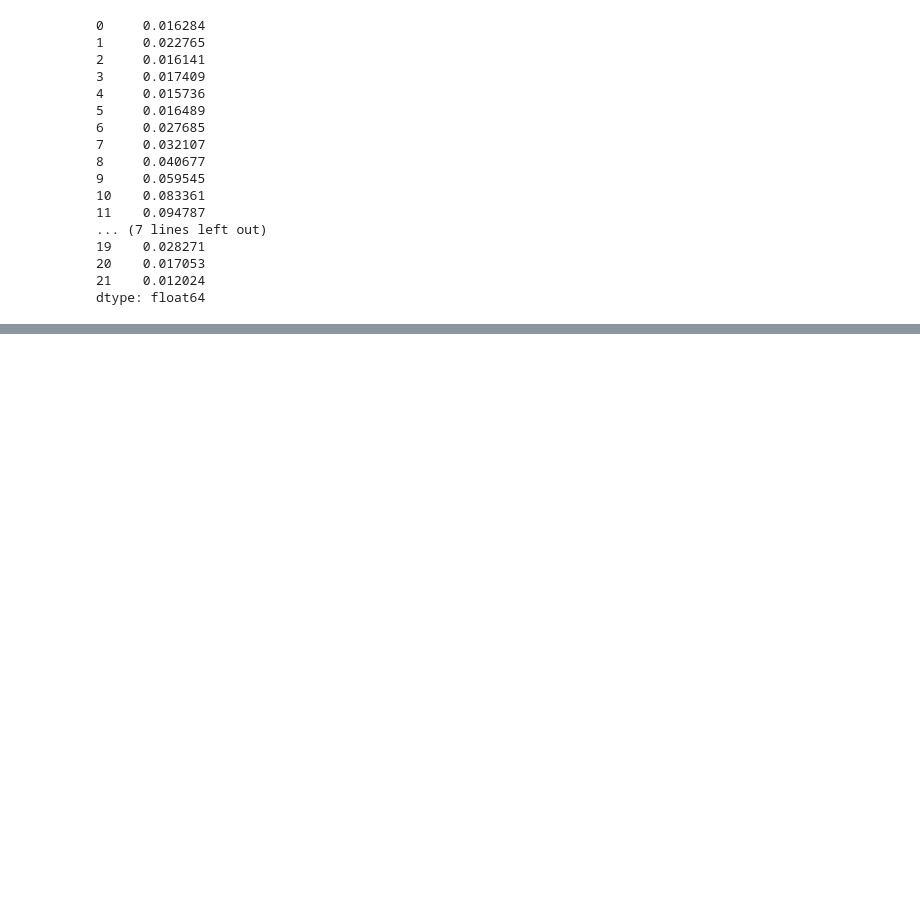
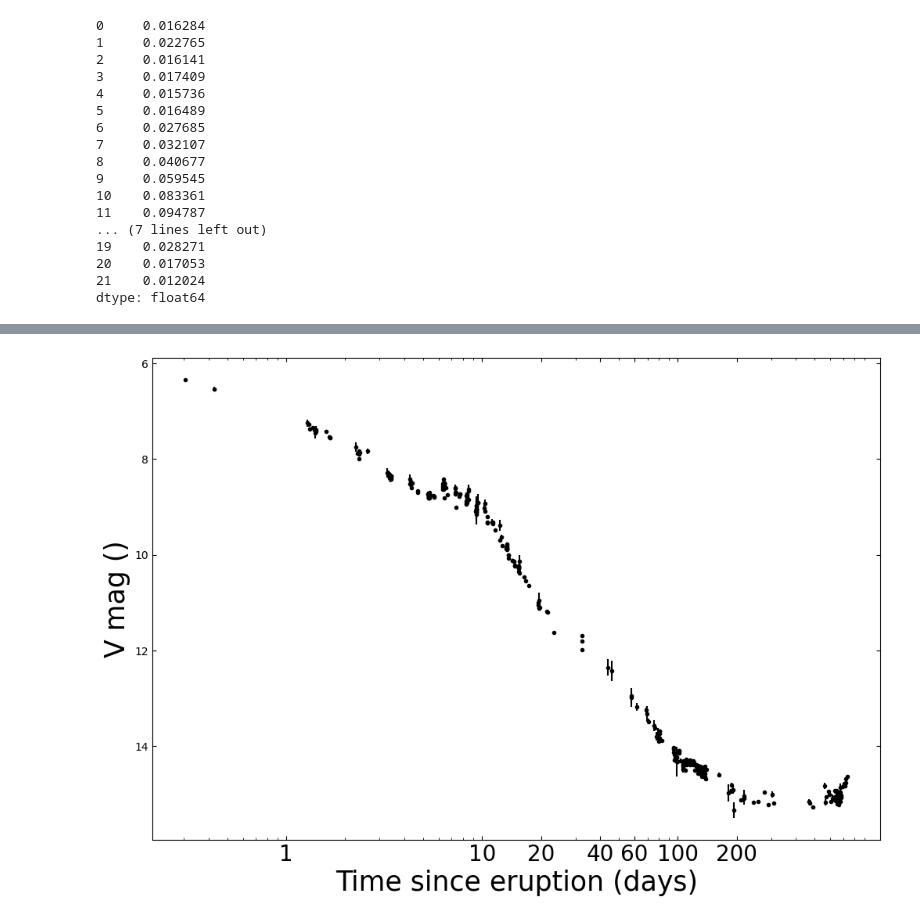
Before and after one commit to Wilhelm005/Research-Code, a Jupyter notebook: V392Per_work.ipynb, the cells around one changed output, grey strips where cells are left out. Cells and saved outputs as stored; diff of their text form; code cells hidden in the pictures; blank space fills up the shorter version.

```diff
--- a/V392Per_work.ipynb
+++ b/V392Per_work.ipynb
@@ -514,3 +514,18 @@ print(flux_err5)
 20    0.017053
 21    0.012024
 dtype: float64
+# %%
+v392_opt_unflitered = pd.read_csv('aavsodata_690fd00e1c36e.txt', header = 0)
+
+#now to get only the vband
+
+column_name = 'Band'
+key = 'V'
+
+v392_opt_kinda = v392_opt_unflitered[v392_opt_unflitered[column_name].str.contains(key, na=False)]
+
+v392_opt_close = v392_opt_kinda[~v392_opt_kinda[column_name].str.contains('Vis.|CV', na=False)]
+
+v392_opt =  v392_opt_close[~v392_opt_kinda["Magnitude"].str.contains('<9.1|<14.360', na=False)]
+
+v392_opt
@@ -516,0 +546,28 @@ dtype: float64
+# %%
+#MJD/t0 = 58238
+#JD = 2458238
+
+opticaldays = ((v392_opt['JD'].astype(float)) - 2458238)
+vmag = v392_opt['Magnitude'].astype(float)
+error_vmag = v392_opt['Uncertainty'].astype(float)
+# %%
+fig, ax = plt.subplots()
+
+fig.set_size_inches(12,8)
+
+ax.errorbar(opticaldays, vmag, yerr=error_vmag, fmt='.', color='black')
+
+ax.set_xscale('log')
+ax.set_xticks([1, 10,20,40,60,100, 200], labels = ['1','10','20', '40', '60','100', '200'], fontsize = 20)
+#ax.set_yscale('log')
+#ax.set_yticks([0.1,1], labels = [r], fontsize = 20)
+ax.invert_yaxis()
+ax.set_xlabel("Time since eruption (days)", fontsize = 25)
+ax.set_ylabel("V mag ()", fontsize = 25)
+
+ax.tick_params(axis='both', which='both', direction='in', top=True, right=True)
+
+ax.set_title("")
+plt.show();
+# %% [output]
+[figure, added]
```
Also changed, not shown: parts of 5 cells of this notebook, 4 other files.
